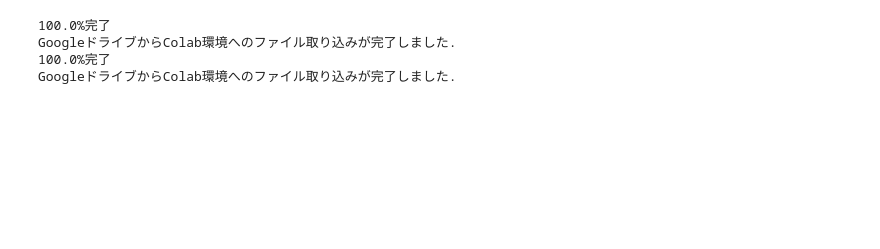
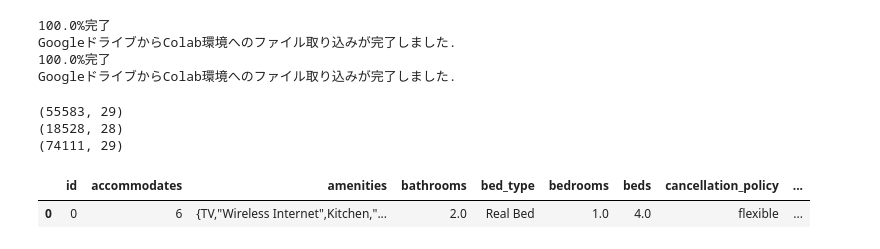
Before and after one commit to karu-bee/AI-QUEST, a Jupyter notebook: ASSESSMENT.ipynb, the cells around one changed output. Drawn from its saved outputs; the diff is of its cells as text; code cells hidden in the pictures; blank space fills up the shorter version.

```diff
--- a/ASSESSMENT.ipynb
+++ b/ASSESSMENT.ipynb
@@ -90,3 +92,29 @@ else:
 GoogleドライブからColab環境へのファイル取り込みが完了しました.
 100.0%完了
 GoogleドライブからColab環境へのファイル取り込みが完了しました.
+# %%
+# 前処理
+%matplotlib inline
+import os
+import numpy as np
+import pandas as pd
+import matplotlib.pyplot as plt
+from sklearn.preprocessing import LabelEncoder
+from sklearn.model_selection import train_test_split
+
+### データーロード ###
+dfx_train_org = pd.read_csv('train.csv')
+dfx_test_org = pd.read_csv('test.csv')
+print(dfx_train_org.shape)
+print(dfx_test_org.shape)
+testID = dfx_test_org.iloc[:,0].values.astype(int)
+# Train+Test結合
+dfx_t = pd.concat([dfx_train_org, dfx_test_org], sort=False)
+print(dfx_t.shape)
+dfx_t.head(1)
+# %% [output]
+(55583, 29)
+(18528, 28)
+(74111, 29)
+|  | id | accommodates | amenities | bathrooms | bed_type | bedrooms | beds | cancellation_policy | ... |
+| 0 | 0 | 6 | {TV,"Wireless Internet",Kitchen,"... | 2.0 | Real Bed | 1.0 | 4.0 | flexible | ... |
```
Also changed, not shown: parts of 9 cells of this notebook.
